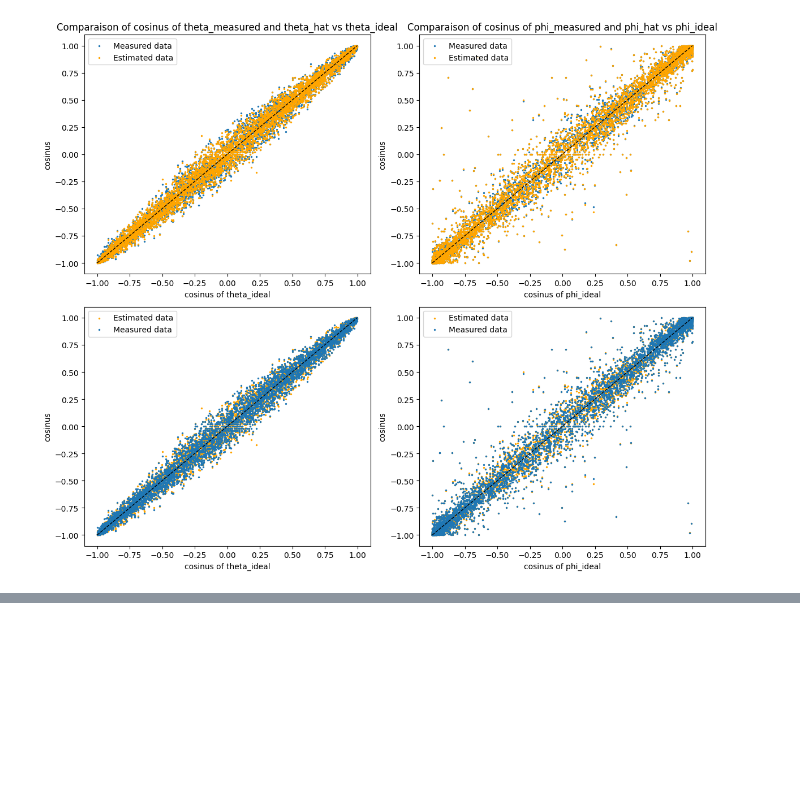
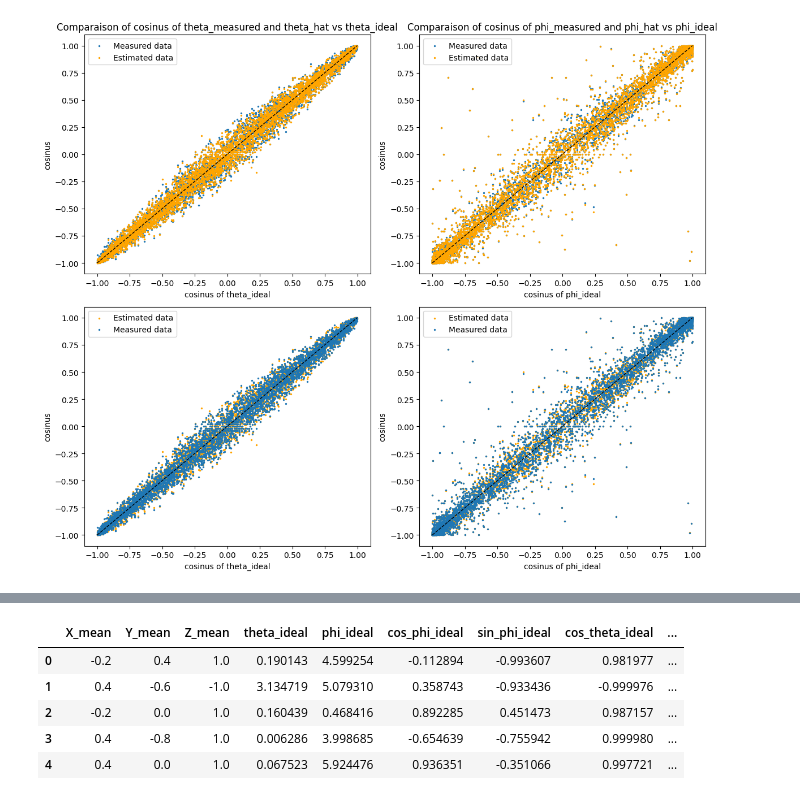
Before and after one commit to TonyPansera/Quantum-state-tomography, a Jupyter notebook: models/MLE/maximum_likelihood_estimation.ipynb, the cells around one changed output, grey strips where cells are left out. Cells and saved outputs as stored; diff of their text form; code cells hidden in the pictures; blank space fills up the shorter version.

```diff
--- a/models/MLE/maximum_likelihood_estimation.ipynb
+++ b/models/MLE/maximum_likelihood_estimation.ipynb
@@ -637,0 +610,20 @@ Now we will look into mixed states and see if applying MLE can help reconstruct
+# %%
+# Compute probabilities based on the mean
+df_unb["probaX+"] = (1 + df_unb["X_mean"]) / 2.0
+df_unb["probaY+"] = (1 + df_unb["Y_mean"]) / 2.0
+df_unb["probaZ+"] = (1 + df_unb["Z_mean"]) / 2.0
+
+# Compute number of occurence of each state
+# ! We take N_SHOTS_unb = 20 as established before (dataset creation)
+df_unb["numberX"] = (df_unb["probaX+"] * N_SHOTS_unb).round().astype(int)
+df_unb["numberY"] = (df_unb["probaY+"] * N_SHOTS_unb).round().astype(int)
+df_unb["numberZ"] = (df_unb["probaZ+"] * N_SHOTS_unb).round().astype(int)
+
+df_unb.head()
+# %% [output]
+|  | X_mean | Y_mean | Z_mean | theta_ideal | phi_ideal | cos_phi_ideal | sin_phi_ideal | cos_theta_ideal | ... |
+| 0 | -0.2 | 0.4 | 1.0 | 0.190143 | 4.599254 | -0.112894 | -0.993607 | 0.981977 | ... |
+| 1 | 0.4 | -0.6 | -1.0 | 3.134719 | 5.079310 | 0.358743 | -0.933436 | -0.999976 | ... |
+| 2 | -0.2 | 0.0 | 1.0 | 0.160439 | 0.468416 | 0.892285 | 0.451473 | 0.987157 | ... |
+| 3 | 0.4 | -0.8 | 1.0 | 0.006286 | 3.998685 | -0.654639 | -0.755942 | 0.999980 | ... |
+| 4 | 0.4 | 0.0 | 1.0 | 0.067523 | 5.924476 | 0.936351 | -0.351066 | 0.997721 | ... |
```
Also changed, not shown: parts of 34 cells of this notebook, 3 other files.
